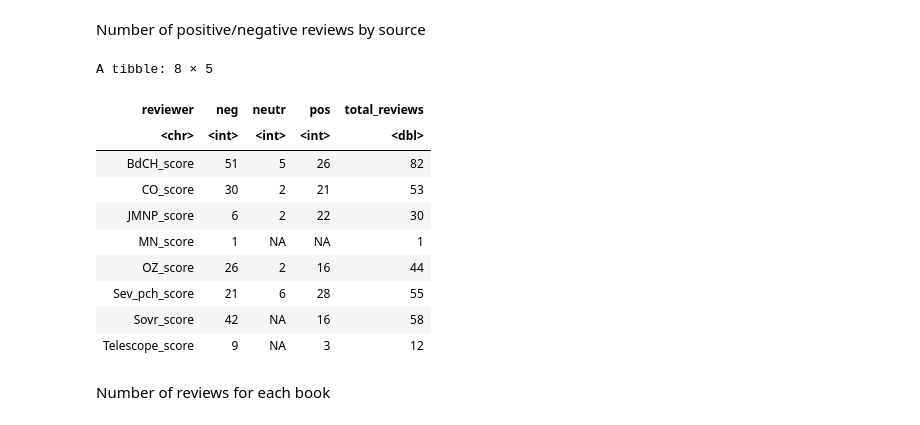
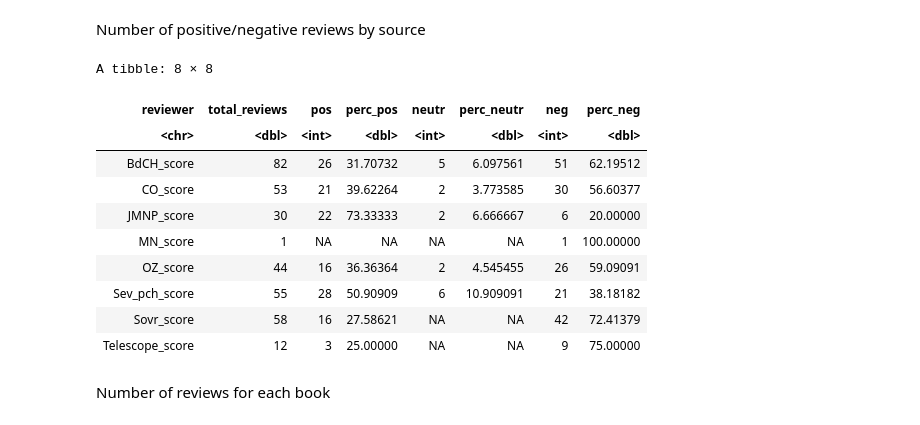
Before and after one commit to tonyamart/corpus35_pr, a Jupyter notebook: scr/01_chapter/04_analysis.ipynb, the cells around one changed output. Cells and saved outputs as stored; diff of their text form; code cells hidden in the pictures.

```diff
--- a/scr/01_chapter/04_analysis.ipynb
+++ b/scr/01_chapter/04_analysis.ipynb
@@ -1497,32 +1540,40 @@ Number of positive/negative reviews by source
 # %%
 pb_reviews %>%
   select(new_id, group_abbr, author, title, year,
          Sovr_score, OZ_score, CO_score, MN_score, Telescope_score, JMNP_score,
          Sev_pch_score, BdCH_score) %>%
   pivot_longer(!c(new_id, group_abbr, author, title, year),
               names_to = "reviewer",
               values_to = "score") %>%
   filter(!is.na(score) & score != "") %>%
   mutate(score_cln = str_extract(score, "neg"),
          score_cln = ifelse(str_detect(score, "pos"), "pos", score_cln),
          score_cln = ifelse(is.na(score_cln), "neutr", score_cln)) %>%
   group_by(reviewer) %>%
   count(score_cln) %>%
   ungroup() %>%
   pivot_wider(names_from = score_cln, values_from = n) %>%
-  mutate(total_reviews = rowSums(.[2:4], na.rm = TRUE))
+  mutate(total_reviews = rowSums(.[2:4], na.rm = TRUE)) %>%
+  mutate(perc_pos = (pos/total_reviews)*100,
+        perc_neg = (neg/total_reviews)*100,
+        perc_neutr = (neutr/total_reviews)*100) %>%
+  select(reviewer, total_reviews,
+         pos, perc_pos,
+         neutr, perc_neutr,
+         neg, perc_neg
+        )
 # %% [output]
-A tibble: 8 × 5
+A tibble: 8 × 8
-| reviewer | neg | neutr | pos | total_reviews |
-| <chr> | <int> | <int> | <int> | <dbl> |
-| BdCH_score | 51 | 5 | 26 | 82 |
-| CO_score | 30 | 2 | 21 | 53 |
-| JMNP_score | 6 | 2 | 22 | 30 |
-| MN_score | 1 | NA | NA | 1 |
-| OZ_score | 26 | 2 | 16 | 44 |
-| Sev_pch_score | 21 | 6 | 28 | 55 |
-| Sovr_score | 42 | NA | 16 | 58 |
-| Telescope_score | 9 | NA | 3 | 12 |
+| reviewer | total_reviews | pos | perc_pos | neutr | perc_neutr | neg | perc_neg |
+| <chr> | <dbl> | <int> | <dbl> | <int> | <dbl> | <int> | <dbl> |
+| BdCH_score | 82 | 26 | 31.70732 | 5 | 6.097561 | 51 | 62.19512 |
+| CO_score | 53 | 21 | 39.62264 | 2 | 3.773585 | 30 | 56.60377 |
+| JMNP_score | 30 | 22 | 73.33333 | 2 | 6.666667 | 6 | 20.00000 |
+| MN_score | 1 | NA | NA | NA | NA | 1 | 100.00000 |
+| OZ_score | 44 | 16 | 36.36364 | 2 | 4.545455 | 26 | 59.09091 |
+| Sev_pch_score | 55 | 28 | 50.90909 | 6 | 10.909091 | 21 | 38.18182 |
+| Sovr_score | 58 | 16 | 27.58621 | NA | NA | 42 | 72.41379 |
+| Telescope_score | 12 | 3 | 25.00000 | NA | NA | 9 | 75.00000 |
 # %% [markdown]
 Number of reviews for each book
 # %%
```
Also changed, not shown: parts of 3 cells of this notebook, 2 other files.
